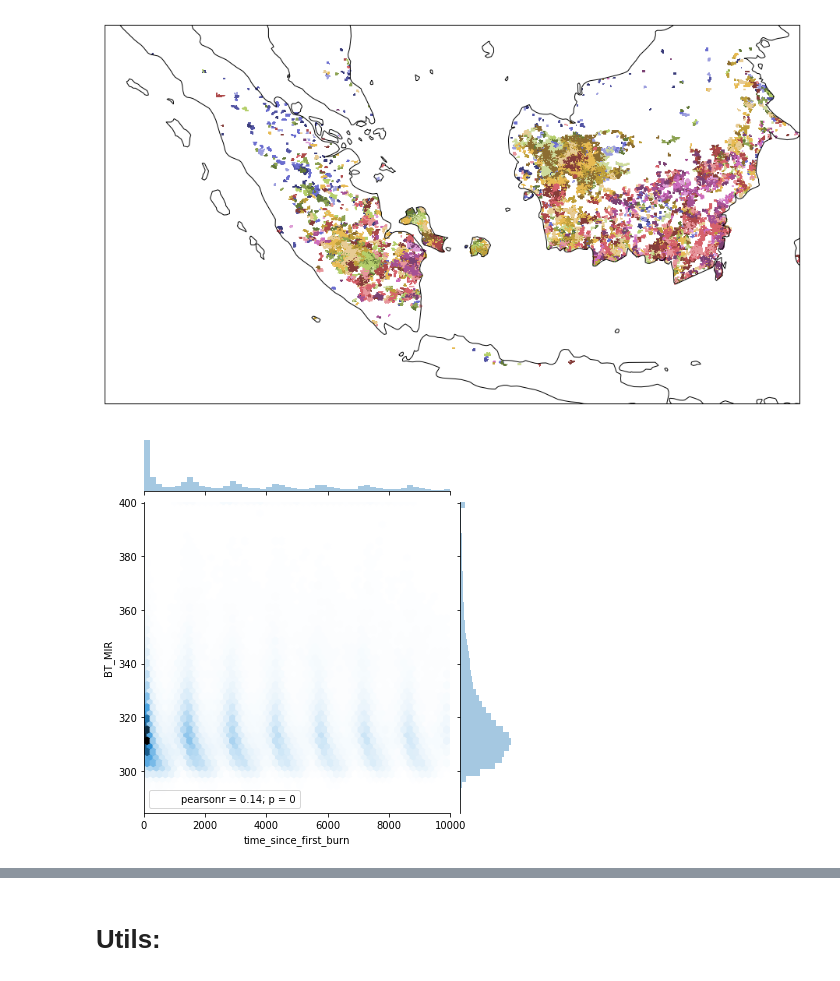
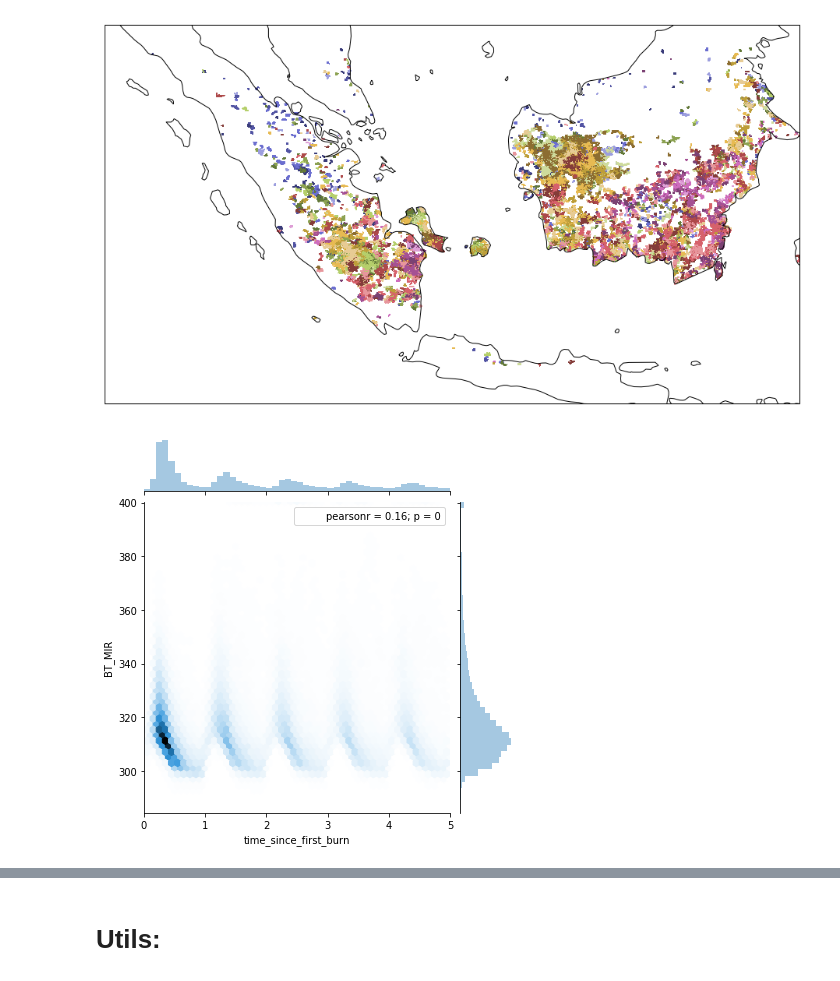
Before and after one commit to gridl/kcl-fire-aot, a Jupyter notebook: notebooks/Fire Type Identification V2.ipynb, the cells around one changed output, grey strips where cells are left out. Cells and saved outputs as stored; diff of their text form; code cells hidden in the pictures.

Commit message:
updates to fire characterisation notebook

```diff
--- a/notebooks/Fire Type Identification V2.ipynb
+++ b/notebooks/Fire Type Identification V2.ipynb
@@ -77,3 +103,29 @@ fires_df_samples = fires_df_samples[fires_df_samples.sample_count > 48]
 
 # now merge
 subset_fires_df = pd.merge(fires_df, fires_df_samples, on='fire_id')
+# %%
+# now add the peat information to the subset fires
+subset_fires_df = assign_peat(peat_df, subset_fires_df)
+# %%
+# add in solar time
+subset_fires_df['local_solar_time'] = subset_fires_df.obs_time + pd.to_timedelta((subset_fires_df.LONGITUDE + 180 ) / 360 * 12, 'h')
+# %%
+# compute the number of days since the first burn
+
+df_with_burn_times = subset_fires_df.copy()
+df_with_burn_times['min_time'] = df_with_burn_times.obs_time.copy()
+df_with_burn_times = df_with_burn_times.groupby(['ABS_line', 'ABS_samp'],as_index=False).agg({'min_time': np.min})
+
+# standardise the start time
+df_with_burn_times.min_time = df_with_burn_times.min_time.dt.normalize()
+
+# merge first time burn onto sub df
+df_with_burn_times = pd.merge(subset_fires_df, df_with_burn_times, on=['ABS_line', 'ABS_samp'])
+
+# get days since first burn as a float
+subset_fires_df['days_since_first_burn'] = (df_with_burn_times.obs_time.dt.normalize() -
+                                            df_with_burn_times.min_time) / np.timedelta64(24, 'h')
+# %%
+# get hour since local midnight
+subset_fires_df['hours_since_local_midnight'] = ((subset_fires_df.local_solar_time -
+                                                  subset_fires_df.local_solar_time.dt.normalize()) / np.timedelta64(1, 'h')).astype(int)
@@ -126,17 +260,24 @@ HTML(anim.to_html5_video())
 # %%
 plt.close('all')
 df_with_burn_times = subset_fires_df.copy()
 df_with_burn_times['min_time'] = df_with_burn_times.obs_time.copy()
 df_with_burn_times = df_with_burn_times.groupby(['ABS_line', 'ABS_samp'],as_index=False).agg({'min_time': np.min})
 
+# standardise the start time
+df_with_burn_times.min_time = df_with_burn_times.min_time.dt.normalize()
+
 # merge first time burn onto sub df
 df_with_burn_times = pd.merge(subset_fires_df, df_with_burn_times, on=['ABS_line', 'ABS_samp'])
-df_with_burn_times['time_since_first_burn'] = (df_with_burn_times.obs_time - df_with_burn_times.min_time) / np.timedelta64(1, 'm')
+
+# get time since first burn in days
+df_with_burn_times['time_since_first_burn'] = (df_with_burn_times.obs_time - df_with_burn_times.min_time) / np.timedelta64(1, 'm') / 1440.
+
+
 
 df_with_burn_times = df_with_burn_times[(df_with_burn_times.time_since_first_burn > 0) &
-                                        (df_with_burn_times.time_since_first_burn < 10000)]
+                                        (df_with_burn_times.time_since_first_burn < 5)]
 
-sns.jointplot(x="time_since_first_burn", y="BT_MIR", data=df_with_burn_times, kind='hex')
+sns.jointplot(x="time_since_first_burn", y="BT_MIR", data=df_with_burn_times, kind='hex', )
 plt.show()
 # %% [output]
-[figure, old version]
+[figure, new version]
```
Also changed, not shown: parts of 13 cells of this notebook.
